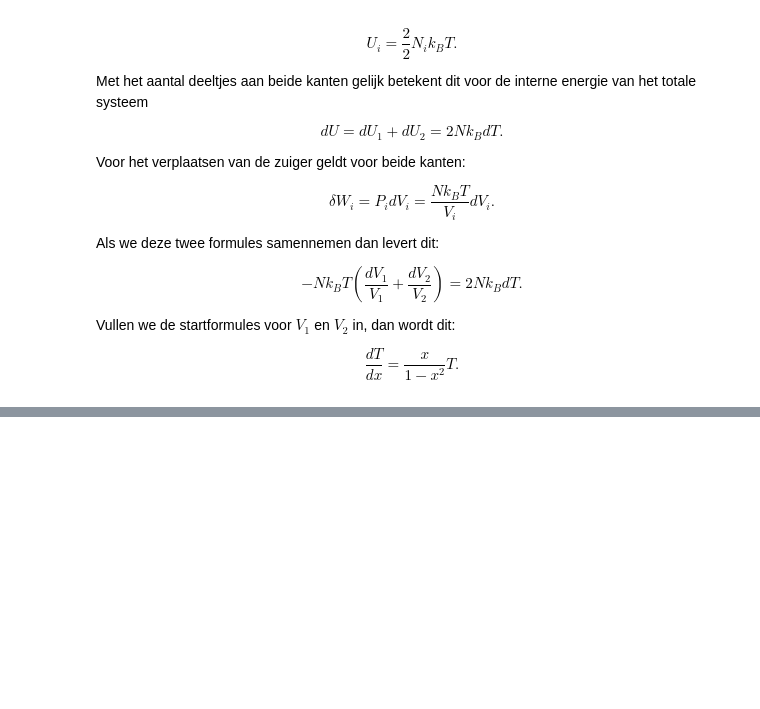
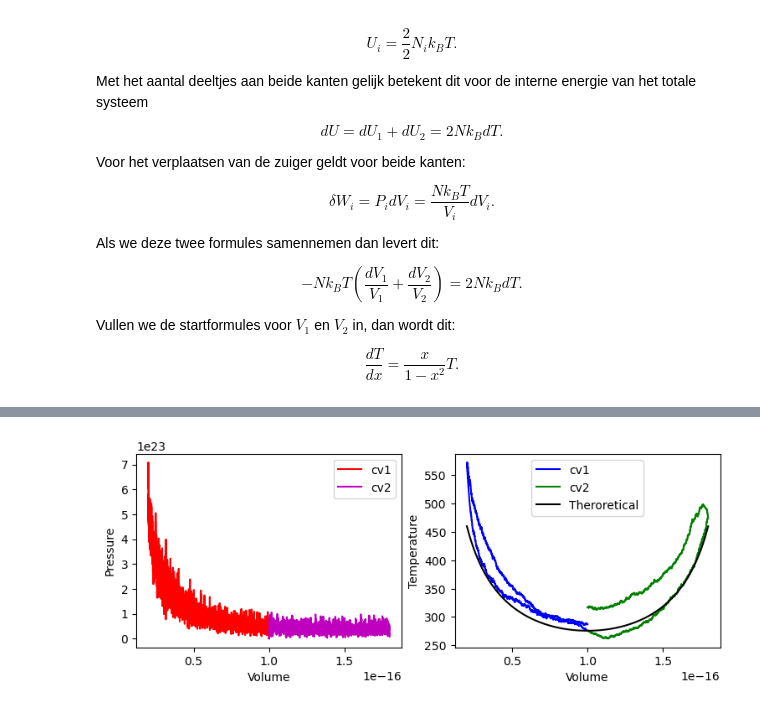
Before and after one commit to fKogelTU/Sarah_Frank, a Jupyter notebook: Content/PySim/9_entropie.ipynb, the cells around one changed output, grey strips where cells are left out. Saved outputs shown, nothing was run; the diff lists cells and outputs as text; code cells hidden in the pictures; blank space fills up the shorter version.

````diff
--- a/Content/PySim/9_entropie.ipynb
+++ b/Content/PySim/9_entropie.ipynb
@@ -421,9 +466,91 @@ Om te verifiëren dat dit proces reversibel is moeten we het proces ook terug ku
 Beweeg de zuiger terug en controleer de reversibiliteit van het proces
 ```
 # %%
-# neem de vorige code tussen opgave 3 en 4 over en breidt deze uit.
+num_data = round(abs(BOX_SIZE_0 * 0.4 / (DT * V_PISTON_0)))
 
-#your code/answer
+volumes1 = np.zeros(2*num_data, dtype=float)
+pressures1 = np.zeros(2*num_data, dtype=float)
+temperatures1 = np.zeros(2*num_data, dtype=float)
+volumes2 = np.zeros(2*num_data, dtype=float)
+pressures2 = np.zeros(2*num_data, dtype=float)
+temperatures2 = np.zeros(2*num_data, dtype=float)
+
+cv1 = ControlVolume(BOX_SIZE_0, BOX_SIZE_0, 50, +V_PISTON_0, 0.5)
+cv2 = ControlVolume(BOX_SIZE_0, BOX_SIZE_0, 50, -V_PISTON_0, 0.5)
+
+for i in range(num_data):
+    cv1.take_time_step()
+    cv2.take_time_step()
+
+    average_temp = (cv1.temperature + cv2.temperature) / 2
+    cv1.set_temp = average_temp
+    cv2.set_temp = average_temp
+
+    volumes1[i] = cv1.area
+    pressures1[i] = cv1.pressure
+    temperatures1[i] = cv1.temperature
+
+    volumes2[i] = cv2.area
+    pressures2[i] = cv2.pressure
+    temperatures2[i] = cv2.temperature
+
+
+cv1.v_piston = -cv1.v_piston
+cv2.v_piston = -cv2.v_piston
+
+for i in range(num_data):
+    cv1.take_time_step()
+    cv2.take_time_step()
+
+    average_temp = (cv1.temperature + cv2.temperature) / 2
+    cv1.set_temp = average_temp
+    cv2.set_temp = average_temp
+
+    volumes1[i+num_data] = cv1.area
+    pressures1[i+num_data] = cv1.pressure
+    temperatures1[i+num_data] = cv1.temperature
+
+    volumes2[i+num_data] = cv2.area
+    pressures2[i+num_data] = cv2.pressure
+    temperatures2[i+num_data] = cv2.temperature
+
+def T(x, c):
+    return c/(np.sqrt(-1*(x**2-1)))
+
+# c bepalen
+# x=0
+# T(0, c) = c
+# c = T0
+
+c = 275.812 # begintemperatuur simulatie
+
+volumes_test = np.linspace(0.2e-16, 1.8e-16, 1000)
+T_test = T((volumes_test-1e-16)*1e16, c)
+
+
+# Ik weet dat het nogal chaoscoding is, maar het werkt
+
+fig, (ax1, ax2) = plt.subplots(1, 2, figsize=(9, 3))
+ax1.set_xlabel('Volume')
+ax1.set_ylabel('Pressure')
+
+ax2.set_xlabel('Volume')
+ax2.set_ylabel('Temperature')
+fig.tight_layout
+
+#druk als functie van volume
+ax1.plot(volumes1, pressures1, '-r', label='cv1')
+ax1.plot(volumes2, pressures2, '-m',label='cv2')
+ax1.legend()
+
+
+ax2.plot(volumes1, temperatures1, '-b',label='cv1')
+ax2.plot(volumes2, temperatures2, '-g',label='cv2')
+ax2.plot(volumes_test, T_test, 'k-', label='Theroretical')
+ax2.legend()
+plt.show()
+# %% [output]
+[figure, added]
 # %% [markdown]
 ```{exercise} check reversibility
 :label: ex-entropy-10
````
Also changed, not shown: parts of 16 cells of this notebook, 1 other file.
